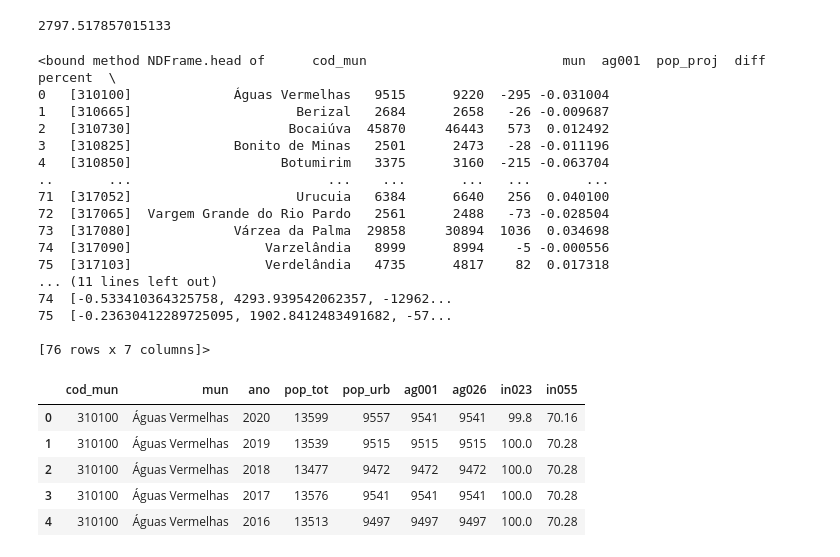
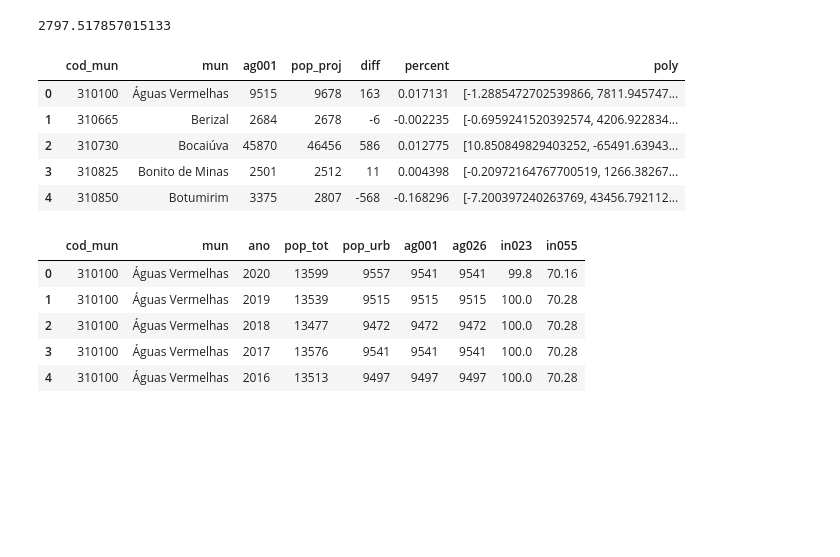
Before and after one commit to dev-torugo/analise_preditiva, a Jupyter notebook: Código/test.ipynb, the cells around one changed output. Drawn from its saved outputs; the diff is of its cells as text; code cells hidden in the pictures; blank space fills up the shorter version.

```diff
--- a/Código/test.ipynb
+++ b/Código/test.ipynb
@@ -78,53 +78,43 @@ ano = 2020
 
 for i in municipios:
     #print(i)
     data_mun = bd[bd["mun"]== i]
+    #print(data_mun)
 
     x = data_mun["ano"]
     y = data_mun["ag001"]
 
     ag001_2020 = data_mun.iloc[1]["ag001"]
 
     #print(ag001_2020)
     data_mun.drop(data_mun[data_mun.ano == 2020].index)
-    curve = np.polyfit(x,y,4)
+    curve = np.polyfit(x,y,3)
     poly = poly1d(curve)
 
     #print(poly)
 
-    cod_mun = data_mun["cod_mun"].unique()
+    cod_mun = data_mun.iloc[1]["cod_mun"]
 
 
     pop_proj = poly(ano)
     #print(pop_proj)
 
     difenca = round(pop_proj) - ag001_2020
     percent = difenca/ag001_2020
 
 
     projecao.loc[len(projecao)] = [cod_mun, i, ag001_2020, round(pop_proj), difenca, percent, curve]
 
 #projecao["percent"] = projecao["percent"].astype(float).map("{:.2%}".format)
 #projecao.to_excel("projecao_muinicipios_2.xlsx")
-projecao.head
+projecao.head()
 # %% [output]
-<bound method NDFrame.head of      cod_mun                         mun  ag001  pop_proj  diff   percent  \
-0   [310100]             Águas Vermelhas   9515      9220  -295 -0.031004
-1   [310665]                     Berizal   2684      2658   -26 -0.009687
-2   [310730]                    Bocaiúva  45870     46443   573  0.012492
-3   [310825]             Bonito de Minas   2501      2473   -28 -0.011196
-4   [310850]                   Botumirim   3375      3160  -215 -0.063704
-..       ...                         ...    ...       ...   ...       ...
-71  [317052]                     Urucuia   6384      6640   256  0.040100
-72  [317065]  Vargem Grande do Rio Pardo   2561      2488   -73 -0.028504
-73  [317080]             Várzea da Palma  29858     30894  1036  0.034698
-74  [317090]                 Varzelândia   8999      8994    -5 -0.000556
-75  [317103]                 Verdelândia   4735      4817    82  0.017318
-... (11 lines left out)
-74  [-0.533410364325758, 4293.939542062357, -12962...
-75  [-0.23630412289725095, 1902.8412483491682, -57...
-
-[76 rows x 7 columns]>
+|  | cod_mun | mun | ag001 | pop_proj | diff | percent | poly |
+| 0 | 310100 | Águas Vermelhas | 9515 | 9678 | 163 | 0.017131 | [-1.2885472702539866, 7811.945747... |
+| 1 | 310665 | Berizal | 2684 | 2678 | -6 | -0.002235 | [-0.6959241520392574, 4206.922834... |
+| 2 | 310730 | Bocaiúva | 45870 | 46456 | 586 | 0.012775 | [10.850849829403252, -65491.63943... |
+| 3 | 310825 | Bonito de Minas | 2501 | 2512 | 11 | 0.004398 | [-0.20972164767700519, 1266.38267... |
+| 4 | 310850 | Botumirim | 3375 | 2807 | -568 | -0.168296 | [-7.200397240263769, 43456.792112... |
 # %%
 bd.head()
 # %% [output]
```
Also changed, not shown: parts of 5 cells of this notebook, 2 other files.
